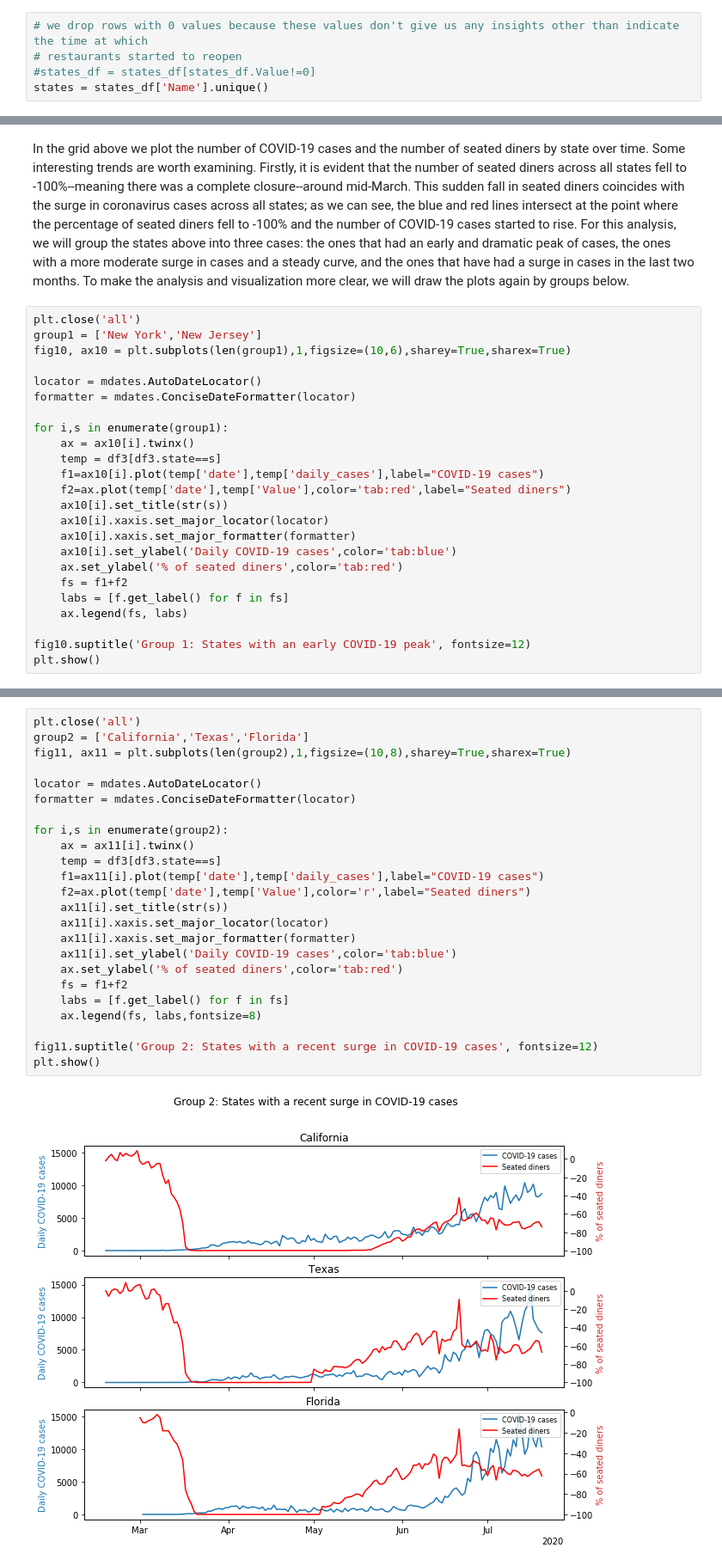
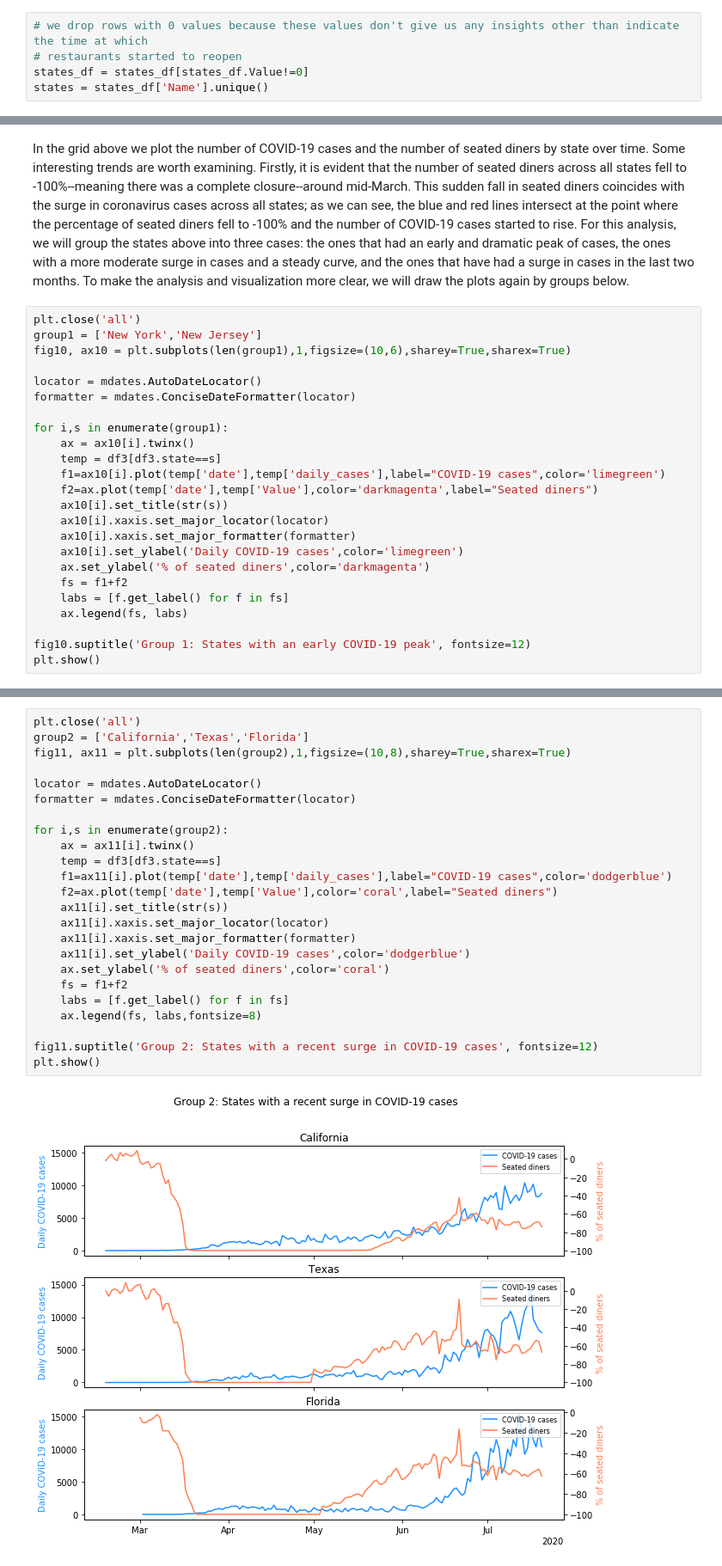
Before and after one commit to manuelarod/restaurant-industry-amidst-covid19, a Jupyter notebook: data-analysis.ipynb, the cells around one changed output, grey strips where cells are left out. Shown at 86% size. Cells and saved outputs as stored; diff of their text form.

```diff
--- a/data-analysis.ipynb
+++ b/data-analysis.ipynb
@@ -230,7 +230,7 @@ This graph provides a global view of the recovery of the restaurant industry in
 # %%
 # we drop rows with 0 values because these values don't give us any insights other than indicate the time at which
 # restaurants started to reopen
-#states_df = states_df[states_df.Value!=0]
+states_df = states_df[states_df.Value!=0]
 states = states_df['Name'].unique()
 # %%
 plt.close('all')
@@ -483,13 +483,13 @@ formatter = mdates.ConciseDateFormatter(locator)
 for i,s in enumerate(group1):
     ax = ax10[i].twinx()
     temp = df3[df3.state==s]
-    f1=ax10[i].plot(temp['date'],temp['daily_cases'],label="COVID-19 cases")
-    f2=ax.plot(temp['date'],temp['Value'],color='tab:red',label="Seated diners")
+    f1=ax10[i].plot(temp['date'],temp['daily_cases'],label="COVID-19 cases",color='limegreen')
+    f2=ax.plot(temp['date'],temp['Value'],color='darkmagenta',label="Seated diners")
     ax10[i].set_title(str(s))
     ax10[i].xaxis.set_major_locator(locator)
     ax10[i].xaxis.set_major_formatter(formatter)
-    ax10[i].set_ylabel('Daily COVID-19 cases',color='tab:blue')
-    ax.set_ylabel('% of seated diners',color='tab:red')
+    ax10[i].set_ylabel('Daily COVID-19 cases',color='limegreen')
+    ax.set_ylabel('% of seated diners',color='darkmagenta')
     fs = f1+f2
     labs = [f.get_label() for f in fs]
     ax.legend(fs, labs)
@@ -503,29 +503,29 @@ The first grid of plots illustrates New York and New Jersey were the states with
 # %%
 plt.close('all')
 group2 = ['California','Texas','Florida']
 fig11, ax11 = plt.subplots(len(group2),1,figsize=(10,8),sharey=True,sharex=True)
 
 locator = mdates.AutoDateLocator()
 formatter = mdates.ConciseDateFormatter(locator)
 
 for i,s in enumerate(group2):
     ax = ax11[i].twinx()
     temp = df3[df3.state==s]
-    f1=ax11[i].plot(temp['date'],temp['daily_cases'],label="COVID-19 cases")
-    f2=ax.plot(temp['date'],temp['Value'],color='r',label="Seated diners")
+    f1=ax11[i].plot(temp['date'],temp['daily_cases'],label="COVID-19 cases",color='dodgerblue')
+    f2=ax.plot(temp['date'],temp['Value'],color='coral',label="Seated diners")
     ax11[i].set_title(str(s))
     ax11[i].xaxis.set_major_locator(locator)
     ax11[i].xaxis.set_major_formatter(formatter)
-    ax11[i].set_ylabel('Daily COVID-19 cases',color='tab:blue')
-    ax.set_ylabel('% of seated diners',color='tab:red')
+    ax11[i].set_ylabel('Daily COVID-19 cases',color='dodgerblue')
+    ax.set_ylabel('% of seated diners',color='coral')
     fs = f1+f2
     labs = [f.get_label() for f in fs]
     ax.legend(fs, labs,fontsize=8)
 
 fig11.suptitle('Group 2: States with a recent surge in COVID-19 cases', fontsize=12)
 plt.show()
 # %% [output]
-[figure, old version]
+[figure, new version]
 # %% [markdown]
 The graph depicts the virus has had similar behavior in Texas, Florida, and California. We can see that the number of daily COVID-19 cases in these states remained fairly stable, with an almost flat curve until around the beginning of June when the curves started rapidly inclining. From previous visualizations, we found Texas and Florida were some of the states with the earliest reopenings, and from the plots above we can see these two states have had the highest and fastest growth in the number of seated diners, with the percentage of seated diners reaching around -10% at its peak, getting close to pre-pandemic numbers. However, in the case of these three states, it is evident that there has been a slow down in the growth of the number of seated diners since late-June, which coincides with the surge in COVID-19 cases.
 # %%
```
Also changed, not shown: parts of 9 cells of this notebook.
